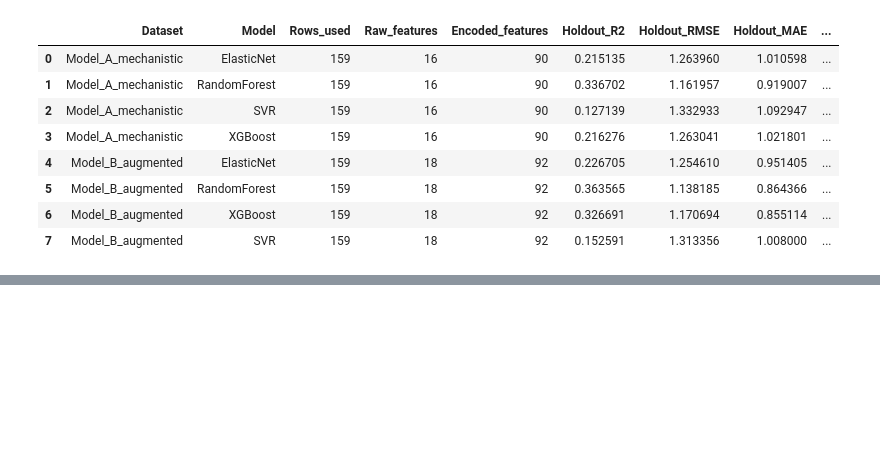
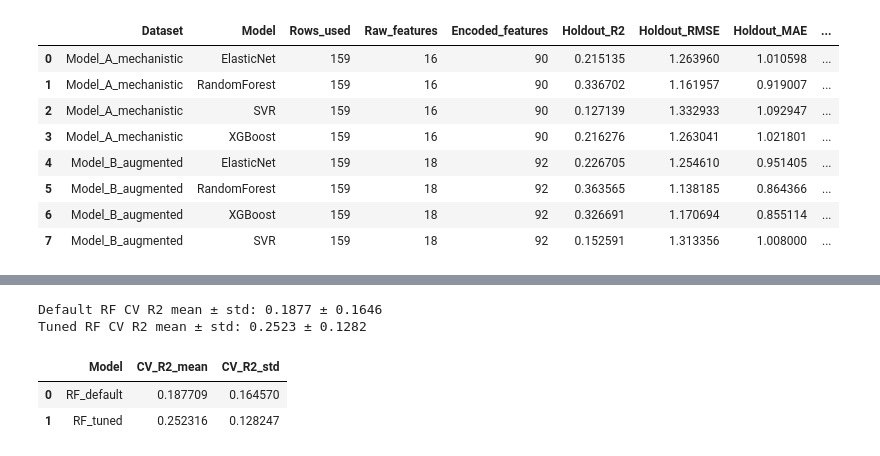
Before and after one commit to wenluanzhang/hydrovoltaic-ml, a Jupyter notebook: notebooks/04_modeling_phase2_models.ipynb, the cells around one changed output, grey strips where cells are left out. Cells and saved outputs as stored; diff of their text form; code cells hidden in the pictures; blank space fills up the shorter version.

```diff
--- a/notebooks/04_modeling_phase2_models.ipynb
+++ b/notebooks/04_modeling_phase2_models.ipynb
@@ -874,0 +906,13 @@ summary_phase2
+# %%
+# 准备 tuning 用数据
+from sklearn.model_selection import GridSearchCV, StratifiedShuffleSplit, cross_validate
+
+# Use the same filtered dataset logic as Phase 2
+df_tune = df.dropna(subset=[TARGET, STRATIFY_COL]).copy()
+
+X_tune = df_tune[FEATURES_MODEL_B]
+y_tune = df_tune[TARGET]
+strata_tune = df_tune[STRATIFY_COL]
+
+print(df_tune.shape)
+print(strata_tune.value_counts(dropna=False))
@@ -874,0 +998,64 @@ summary_phase2
+# %%
+# default vs tuned 的一致评估
+sss = StratifiedShuffleSplit(
+    n_splits=30,
+    test_size=0.2,
+    random_state=42
+)
+
+# Default RF
+rf_default = Pipeline([
+    ("preprocessor", build_preprocessor_for_tuning(df_tune, FEATURES_MODEL_B)),
+    ("model", RandomForestRegressor(
+        n_estimators=300,
+        random_state=42,
+        n_jobs=-1
+    ))
+])
+
+default_cv = cross_validate(
+    rf_default,
+    X_tune,
+    y_tune,
+    cv=sss.split(X_tune, strata_tune),
+    scoring="r2",
+    n_jobs=-1
+)
+
+# Tuned RF
+tuned_cv = cross_validate(
+    grid.best_estimator_,
+    X_tune,
+    y_tune,
+    cv=sss.split(X_tune, strata_tune),
+    scoring="r2",
+    n_jobs=-1
+)
+
+print("Default RF CV R2 mean ± std:",
+      f"{default_cv['test_score'].mean():.4f} ± {default_cv['test_score'].std():.4f}")
+
+print("Tuned RF CV R2 mean ± std:",
+      f"{tuned_cv['test_score'].mean():.4f} ± {tuned_cv['test_score'].std():.4f}")
+# %% [output]
+Default RF CV R2 mean ± std: 0.1877 ± 0.1646
+Tuned RF CV R2 mean ± std: 0.2523 ± 0.1282
+# %%
+# 做成一个小表
+rf_tuning_summary = pd.DataFrame({
+    "Model": ["RF_default", "RF_tuned"],
+    "CV_R2_mean": [
+        default_cv["test_score"].mean(),
+        tuned_cv["test_score"].mean()
+    ],
+    "CV_R2_std": [
+        default_cv["test_score"].std(),
+        tuned_cv["test_score"].std()
+    ]
+})
+
+rf_tuning_summary
+# %% [output]
+|  | Model | CV_R2_mean | CV_R2_std |
+| 0 | RF_default | 0.187709 | 0.164570 |
+| 1 | RF_tuned | 0.252316 | 0.128247 |
```
Also changed, not shown: parts of 16 cells of this notebook, 4 other files.
